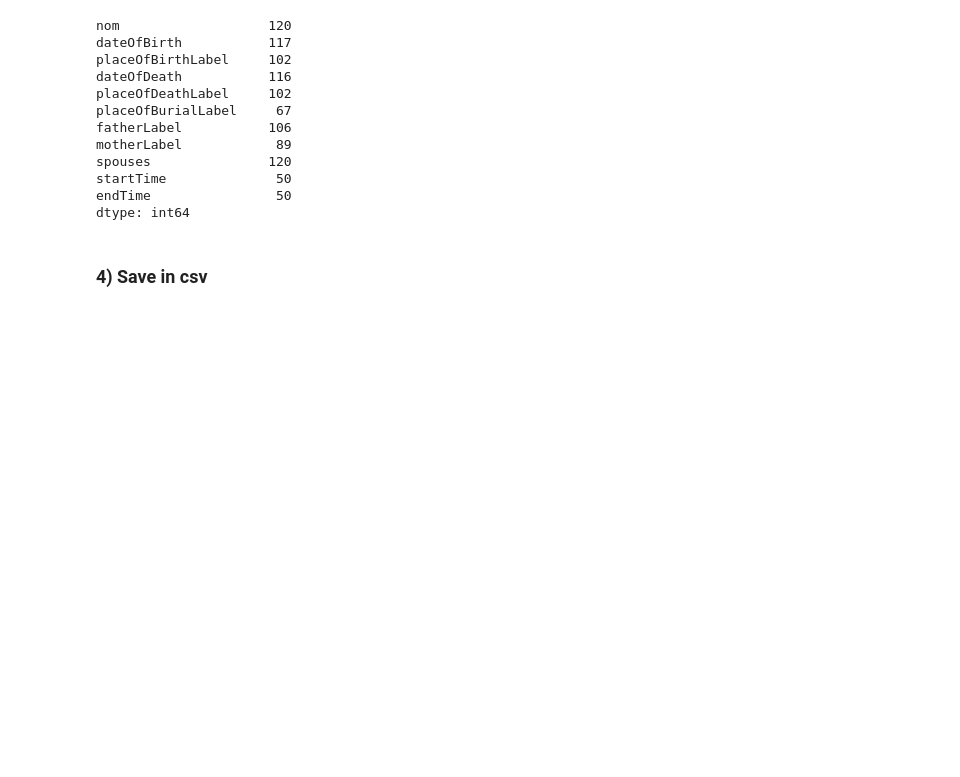
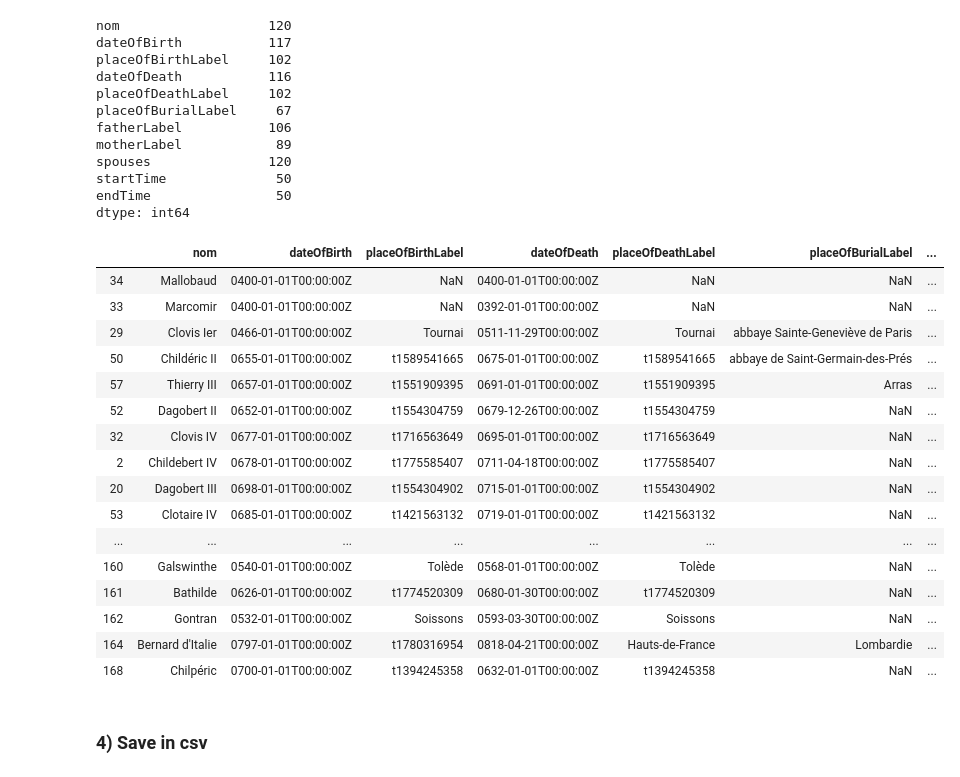
Before and after one commit to oursbrindille/points-interets-parisiens, a Jupyter notebook: rois-france.ipynb, the cells around one changed output. Drawn from its saved outputs; the diff is of its cells as text; code cells hidden in the pictures; blank space fills up the shorter version.

```diff
--- a/rois-france.ipynb
+++ b/rois-france.ipynb
@@ -153,7 +153,25 @@ startTime              50
 endTime                50
 dtype: int64
 # %%
-df.sort_values(by=['dateOfBirth'])
+df.sort_values(by=['startTime'])
+# %% [output]
+|  | nom | dateOfBirth | placeOfBirthLabel | dateOfDeath | placeOfDeathLabel | placeOfBurialLabel | ... |
+| 34 | Mallobaud | 0400-01-01T00:00:00Z | NaN | 0400-01-01T00:00:00Z | NaN | NaN | ... |
+| 33 | Marcomir | 0400-01-01T00:00:00Z | NaN | 0392-01-01T00:00:00Z | NaN | NaN | ... |
+| 29 | Clovis Ier | 0466-01-01T00:00:00Z | Tournai | 0511-11-29T00:00:00Z | Tournai | abbaye Sainte-Geneviève de Paris | ... |
+| 50 | Childéric II | 0655-01-01T00:00:00Z | t1589541665 | 0675-01-01T00:00:00Z | t1589541665 | abbaye de Saint-Germain-des-Prés | ... |
+| 57 | Thierry III | 0657-01-01T00:00:00Z | t1551909395 | 0691-01-01T00:00:00Z | t1551909395 | Arras | ... |
+| 52 | Dagobert II | 0652-01-01T00:00:00Z | t1554304759 | 0679-12-26T00:00:00Z | t1554304759 | NaN | ... |
+| 32 | Clovis IV | 0677-01-01T00:00:00Z | t1716563649 | 0695-01-01T00:00:00Z | t1716563649 | NaN | ... |
+| 2 | Childebert IV | 0678-01-01T00:00:00Z | t1775585407 | 0711-04-18T00:00:00Z | t1775585407 | NaN | ... |
+| 20 | Dagobert III | 0698-01-01T00:00:00Z | t1554304902 | 0715-01-01T00:00:00Z | t1554304902 | NaN | ... |
+| 53 | Clotaire IV | 0685-01-01T00:00:00Z | t1421563132 | 0719-01-01T00:00:00Z | t1421563132 | NaN | ... |
+| ... | ... | ... | ... | ... | ... | ... | ... |
+| 160 | Galswinthe | 0540-01-01T00:00:00Z | Tolède | 0568-01-01T00:00:00Z | Tolède | NaN | ... |
+| 161 | Bathilde | 0626-01-01T00:00:00Z | t1774520309 | 0680-01-30T00:00:00Z | t1774520309 | NaN | ... |
+| 162 | Gontran | 0532-01-01T00:00:00Z | Soissons | 0593-03-30T00:00:00Z | Soissons | NaN | ... |
+| 164 | Bernard d'Italie | 0797-01-01T00:00:00Z | t1780316954 | 0818-04-21T00:00:00Z | Hauts-de-France | Lombardie | ... |
+| 168 | Chilpéric | 0700-01-01T00:00:00Z | t1394245358 | 0632-01-01T00:00:00Z | t1394245358 | NaN | ... |
 # %% [markdown]
 ### 4) Save in csv
 # %%
```
